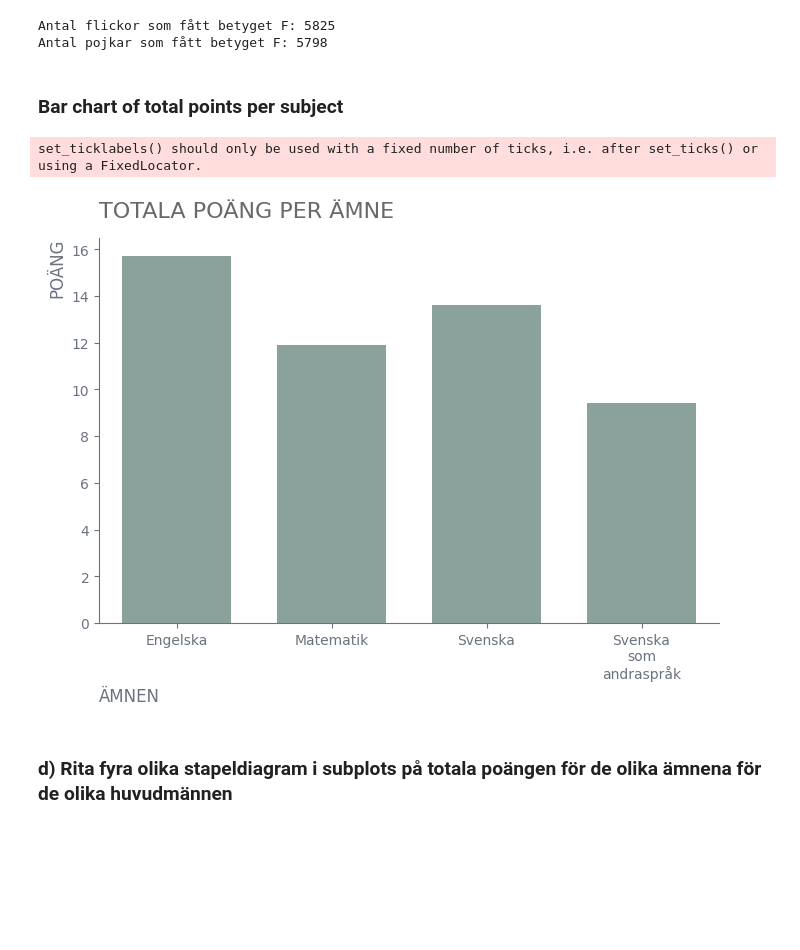
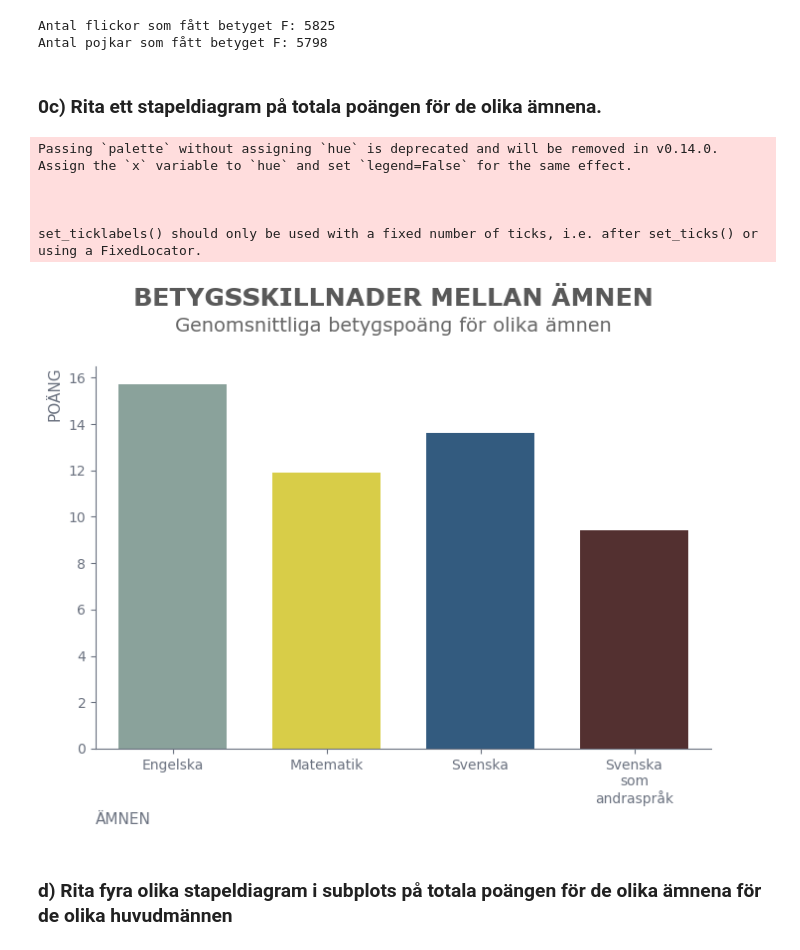
Before and after one commit to HolmstromAnna/Python-Anna-Holmstr-m-OPA23, a Jupyter notebook: Labb2/Labb2.ipynb, the cells around one changed output. Drawn from its saved outputs; the diff is of its cells as text; code cells hidden in the pictures; blank space fills up the shorter version.

```diff
--- a/Labb2/Labb2.ipynb
+++ b/Labb2/Labb2.ipynb
@@ -88,46 +88,57 @@ print("Antal pojkar som fått betyget F:", rounded_boys_F)
 # %% [output]
 Antal flickor som fått betyget F: 5825
 Antal pojkar som fått betyget F: 5798
-# %% [markdown]
-### Bar chart of total points per subject
+# %% [markdown]
+### 0c) Rita ett stapeldiagram på totala poängen för de olika ämnena.
 # %%
-# 0c)
 import matplotlib.pyplot as plt
 import seaborn as sns
 
 # Define subjects
 subjects = ["Engelska", "Matematik", "Svenska", "Svenska som andraspråk"]
 # List of points
 points = [english.loc[0, "Totalt (poäng)"],
           mathematics.loc[0, "Totalt (poäng)"],
           swedish.loc[0, "Totalt (poäng)"],
           swedish_second.loc[0, "Totalt (poäng)"]]
 
+# Colors
+colors = {"Engelska": "#86A69D", "Matematik": "#f0e130", "Svenska": "#265C8C", "Svenska som andraspråk": "#592A2A"}
+
+# Create a list of colors in the same order as subjects
+colors_list = [colors[subject] for subject in subjects]
+
 # Create figure and axis objects
 fig, ax = plt.subplots()
 # Create a bar plot
-sns.barplot(x=subjects, y=points, color="#86A69D",width = 0.7, ax=ax)
+sns.barplot(x=subjects, y=points, palette=colors_list, width = 0.7, ax=ax)
 # Set x-axis tick labels with a line break for the last subject
 ax.set_xticklabels(subjects[:-1] + [subjects[-1].replace(" ", "\n")])
 #Set x-axis label
-plt.xlabel("ÄMNEN", loc="left", color="#6b7280", fontsize=12)
+plt.xlabel("ÄMNEN", loc="left", color="#6b7280", fontsize=11)
 # Set y-axis label
-plt.ylabel("POÄNG", loc="top", color="#6b7280", fontsize=12)
+plt.ylabel("POÄNG", loc="top", color="#6b7280", fontsize=11)
 # Set title
-plt.title("TOTALA POÄNG PER ÄMNE",  loc="left", pad=15, color="dimgray", fontsize=16)
+#plt.title("TOTALA POÄNG PER ÄMNE", fontname = "Verdana", loc="left", pad=35, color="dimgray", fontsize=16)
+plt.suptitle('BETYGSSKILLNADER MELLAN ÄMNEN', fontname = "Verdana", fontsize=18, fontweight='bold', color="#595959", y=1.04)
+plt.figtext(0.5, 0.95, 'Genomsnittliga betygspoäng för olika ämnen', fontname = "Verdana", fontsize=14, color="dimgray", ha='center')
 #Remove and change lines
 ax.tick_params(axis="both", colors="#6b7280")
 ax.spines["top"].set_visible(False)
 ax.spines["right"].set_visible(False)
 ax.spines["left"].set_color("#6b7280")
 ax.spines["bottom"].set_color("#6b7280")
 
 fig.set_size_inches(8, 5)
 
 plt.show()
 # %% [output]
+Passing `palette` without assigning `hue` is deprecated and will be removed in v0.14.0. Assign the `x` variable to `hue` and set `legend=False` for the same effect.
+
+
+
 set_ticklabels() should only be used with a fixed number of ticks, i.e. after set_ticks() or using a FixedLocator.
-[figure, old version]
+[figure, new version]
 # %% [markdown]
 ###  d) Rita fyra olika stapeldiagram i subplots på totala poängen för de olika ämnena för de olika huvudmännen
 # %%
```
Also changed, not shown: parts of 1 cell of this notebook.
